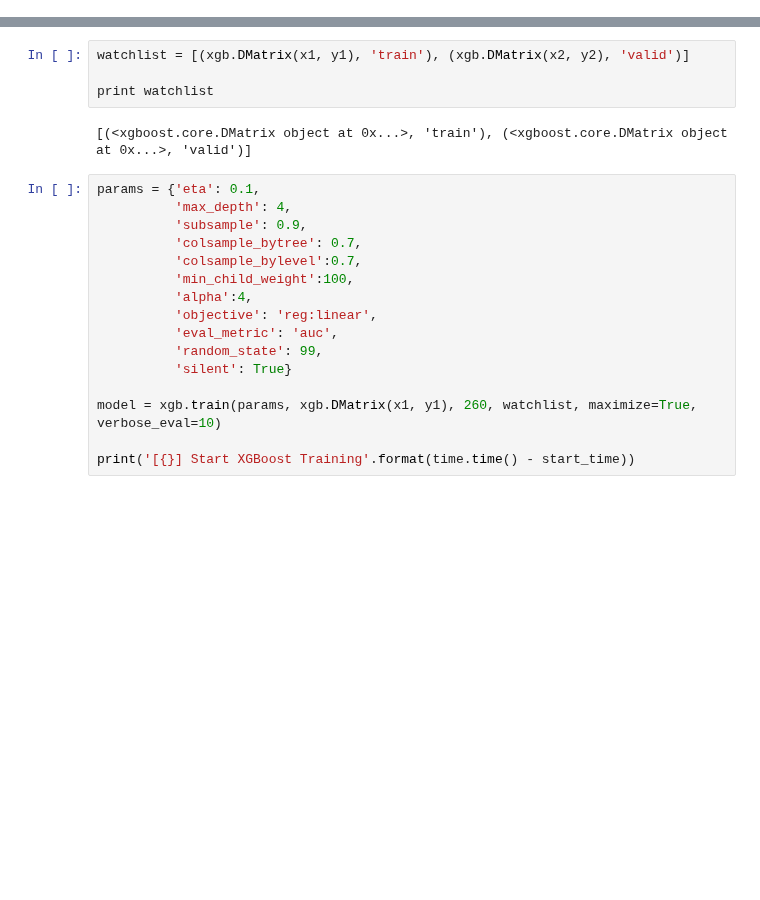
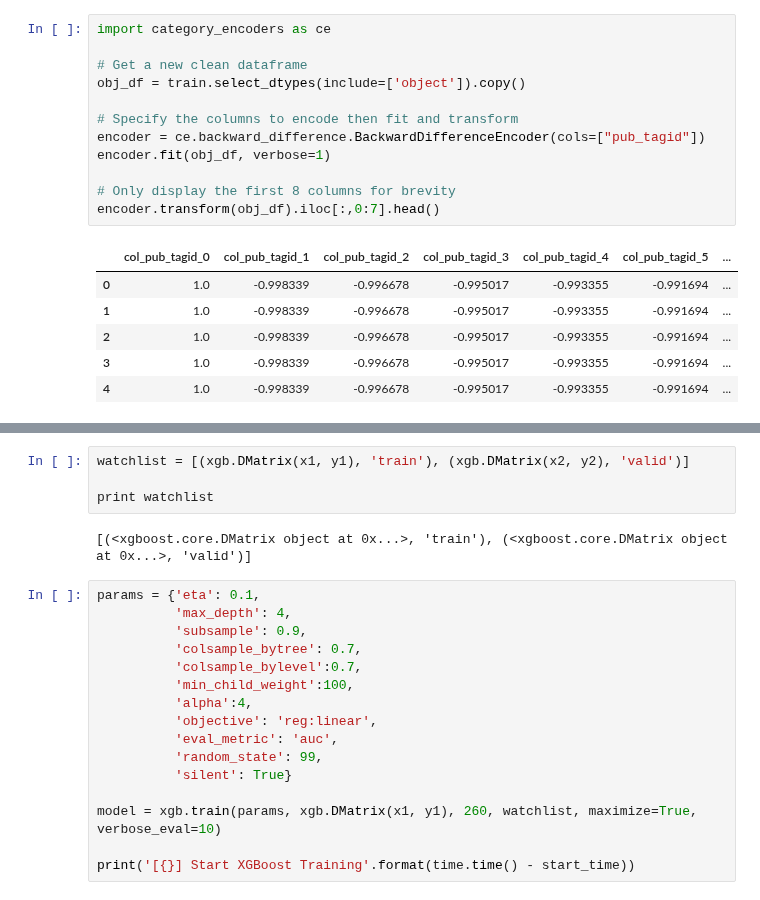
Before and after one commit to gmyou/ml, a Jupyter notebook: gmyou/XGBoost-CT.ipynb, the cells around one changed output, grey strips where cells are left out. Drawn from its saved outputs; the diff is of its cells as text; blank space fills up the shorter version.

```diff
--- a/gmyou/XGBoost-CT.ipynb
+++ b/gmyou/XGBoost-CT.ipynb
@@ -32,0 +43,19 @@ del test['pub_tagid']
+# %%
+import category_encoders as ce
+
+# Get a new clean dataframe
+obj_df = train.select_dtypes(include=['object']).copy()
+
+# Specify the columns to encode then fit and transform
+encoder = ce.backward_difference.BackwardDifferenceEncoder(cols=["pub_tagid"])
+encoder.fit(obj_df, verbose=1)
+
+# Only display the first 8 columns for brevity
+encoder.transform(obj_df).iloc[:,0:7].head()
+# %% [output]
+|  | col_pub_tagid_0 | col_pub_tagid_1 | col_pub_tagid_2 | col_pub_tagid_3 | col_pub_tagid_4 | col_pub_tagid_5 | ... |
+| 0 | 1.0 | -0.998339 | -0.996678 | -0.995017 | -0.993355 | -0.991694 | ... |
+| 1 | 1.0 | -0.998339 | -0.996678 | -0.995017 | -0.993355 | -0.991694 | ... |
+| 2 | 1.0 | -0.998339 | -0.996678 | -0.995017 | -0.993355 | -0.991694 | ... |
+| 3 | 1.0 | -0.998339 | -0.996678 | -0.995017 | -0.993355 | -0.991694 | ... |
+| 4 | 1.0 | -0.998339 | -0.996678 | -0.995017 | -0.993355 | -0.991694 | ... |
```
Also changed, not shown: parts of 11 cells of this notebook, 3 other files.
